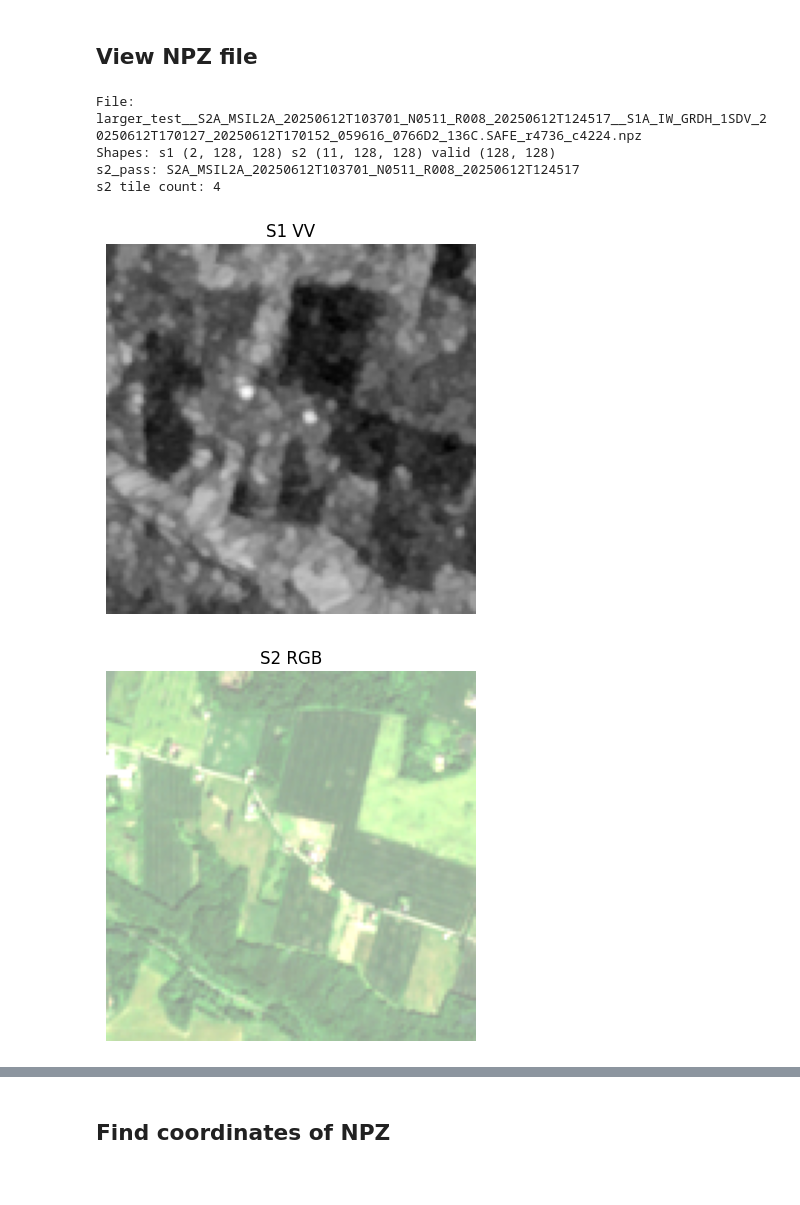
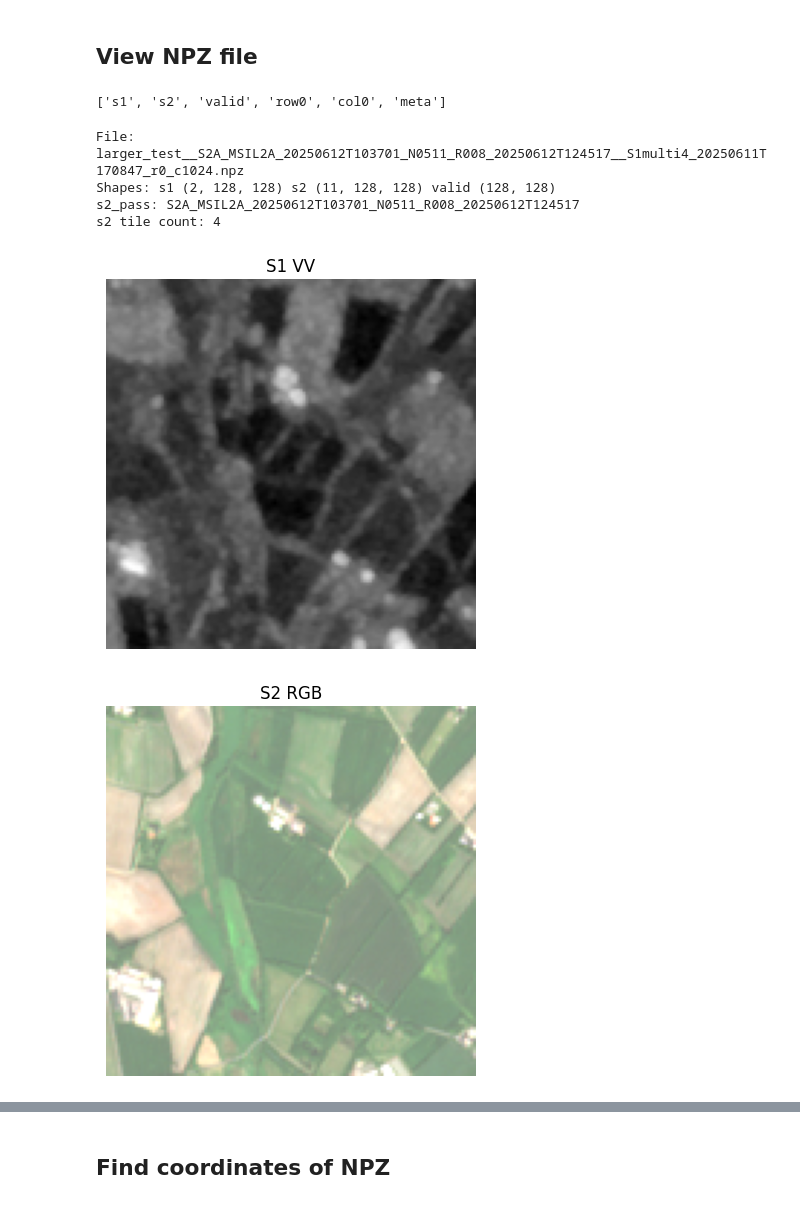
Before and after one commit to jakoblund2/Bachelorprojekt, a Jupyter notebook: Kode/pipeline4-stitch-copernicus/plot-npz.ipynb, the cells around one changed output, grey strips where cells are left out. Saved outputs shown, nothing was run; the diff lists cells and outputs as text; code cells hidden in the pictures.

```diff
--- a/Kode/pipeline4-stitch-copernicus/plot-npz.ipynb
+++ b/Kode/pipeline4-stitch-copernicus/plot-npz.ipynb
@@ -1,5 +1,9 @@
 # %% [markdown]
 ## View NPZ file
+# %%
+print(d.files)
+# %% [output]
+['s1', 's2', 'valid', 'row0', 'col0', 'meta']
 # %%
 import glob
 import json
@@ -13,43 +17,64 @@ npz_files = sorted(NPZ_DIR.glob('*.npz'))
 if not npz_files:
     raise FileNotFoundError(f'No NPZ files in {NPZ_DIR}')
 
-p = npz_files[0]
+p = npz_files[1]
 d = np.load(p, allow_pickle=True)
 meta = json.loads(str(d['meta']))
 
 # Handles both formats:
 # per_pass: s1=(N,2,H,W), s2=(N,11,H,W), valid=(N,H,W)
 # per_patch: s1=(2,H,W), s2=(11,H,W), valid=(H,W)
 i = 0
 if d['s1'].ndim == 4:
     s1 = d['s1'][i, 0]
     s2 = d['s2'][i]
     valid = d['valid'][i]
 else:
     s1 = d['s1'][0]
     s2 = d['s2']
     valid = d['valid']
 
 rgb = np.stack([s2[3], s2[2], s2[1]], axis=-1)  # B04,B03,B02
 p98 = np.percentile(rgb[rgb[..., 0] > 0], 98) if np.any(rgb[..., 0] > 0) else 1.0
 rgb = np.clip(rgb / (p98 + 1e-9), 0, 1)
 
 print('File:', p.name)
 print('Shapes: s1', d['s1'].shape, 's2', d['s2'].shape, 'valid', d['valid'].shape)
 print('s2_pass:', meta.get('s2_pass'))
 print('s2 tile count:', len(meta.get('s2_tiles', [])))
 
 plt.figure(); plt.title('S1 VV'); plt.imshow(s1, cmap='gray'); plt.axis('off')
 plt.figure(); plt.title('S2 RGB'); plt.imshow(rgb); plt.axis('off')
 plt.figure(); plt.title('Valid'); plt.imshow(valid, cmap='gray'); plt.axis('off')
+
+# Aerial preview (pipeline5-enriched NPZs)
+if 'aerial' in d.files:
+    if d['aerial'].ndim == 4:
+        aerial = d['aerial'][i]
+    else:
+        aerial = d['aerial']
+
+    # aerial bands: R,G,B,NIR
+    ar = aerial.astype(np.float32)
+    a_rgb = np.stack([ar[0], ar[1], ar[2]], axis=-1)
+    a_mask = a_rgb[..., 0] > 0
+    a_p98 = np.percentile(a_rgb[a_mask], 98) if np.any(a_mask) else 1.0
+    a_rgb = np.clip(a_rgb / (a_p98 + 1e-9), 0, 1)
+
+    print('Aerial shape:', d['aerial'].shape)
+    plt.figure(figsize=(10, 4))
+    plt.subplot(1, 2, 1); plt.title('Aerial RGB (1m)'); plt.imshow(a_rgb); plt.axis('off')
+    plt.subplot(1, 2, 2); plt.title('Aerial NIR'); plt.imshow(ar[3], cmap='gray'); plt.axis('off')
+    plt.tight_layout()
+
 plt.show()
 # %% [output]
-File: larger_test__S2A_MSIL2A_20250612T103701_N0511_R008_20250612T124517__S1A_IW_GRDH_1SDV_20250612T170127_20250612T170152_059616_0766D2_136C.SAFE_r4736_c4224.npz
+File: larger_test__S2A_MSIL2A_20250612T103701_N0511_R008_20250612T124517__S1multi4_20250611T170847_r0_c1024.npz
 Shapes: s1 (2, 128, 128) s2 (11, 128, 128) valid (128, 128)
 s2_pass: S2A_MSIL2A_20250612T103701_N0511_R008_20250612T124517
 s2 tile count: 4
-[figure, old version]
+[figure, new version]
-[figure, old version]
+[figure, new version]
 [figure]
 # %% [markdown]
 ## Find coordinates of NPZ
```
Also changed, not shown: 9 other files.
